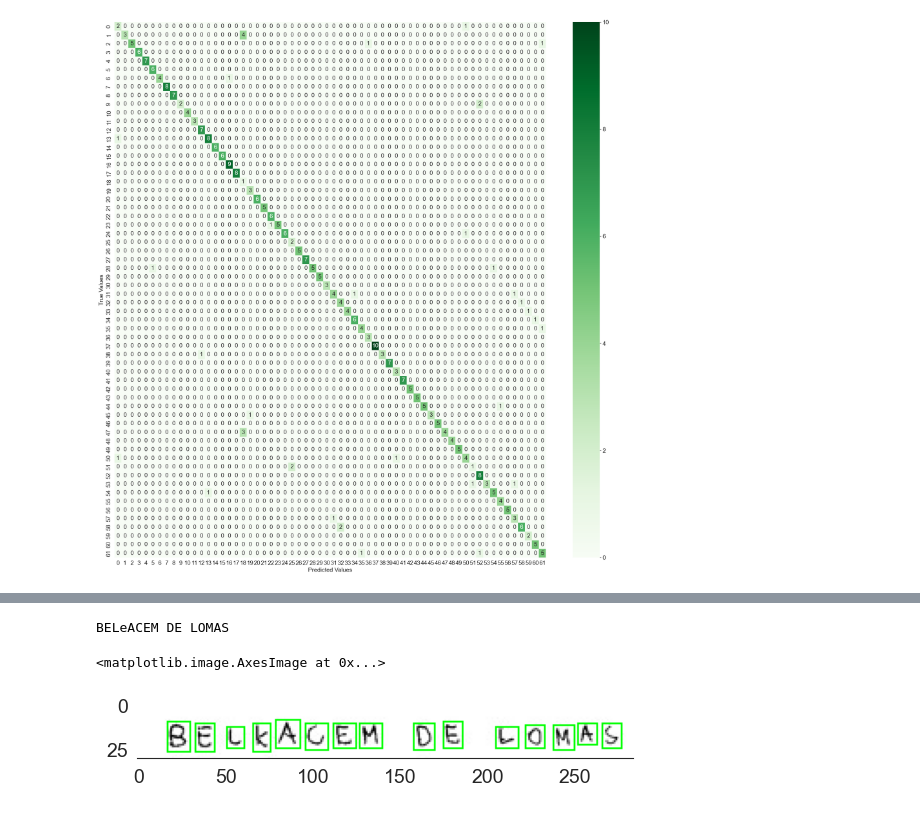
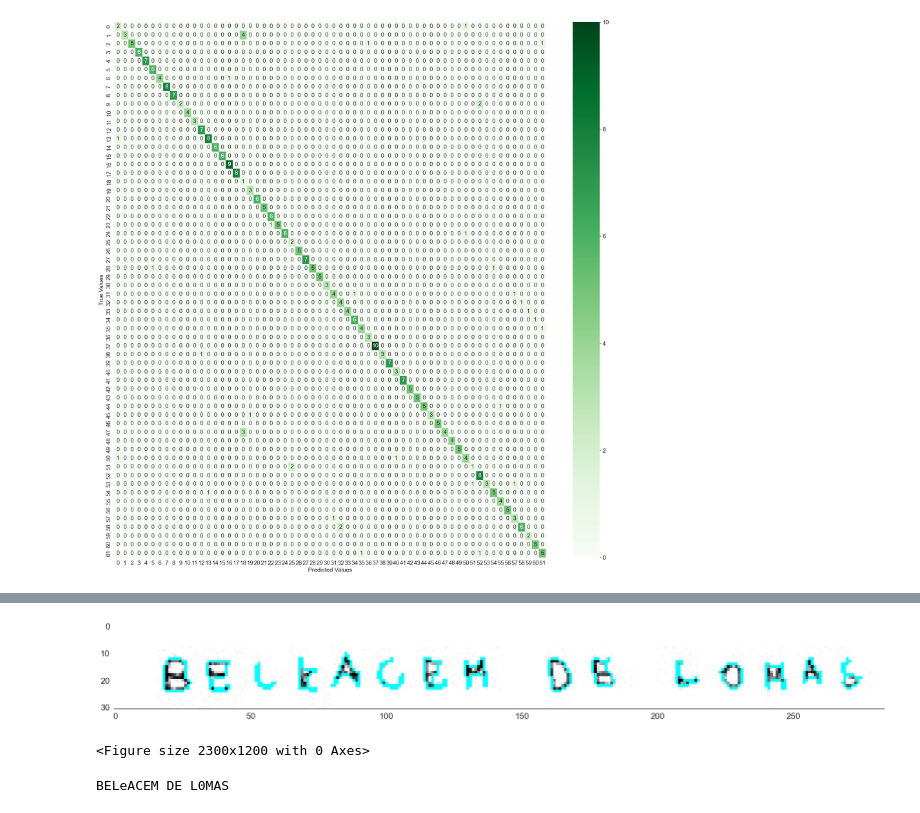
Before and after one commit to bahaungor/ocr_tf, a Jupyter notebook: Custom OCR w TF.ipynb, the cells around one changed output, grey strips where cells are left out. Cells and saved outputs as stored; diff of their text form; code cells hidden in the pictures.

```diff
--- a/Custom OCR w TF.ipynb
+++ b/Custom OCR w TF.ipynb
@@ -825,7 +822,7 @@ Epoch 00050: val_loss did not improve from 0.50690
 # %% [markdown]
 # **18. Restore Best Model Weights**
 # %%
-model.load_weights('./training_checkpoints/model.h5')
+model.load_weights('./training_checkpoints/32px grayscale model.h5')
 # %% [markdown]
 # **19. Evaluate Model's Performance**
 # %%
@@ -852,7 +849,7 @@ plt.show()
 # %% [output]
 [figure]
 # %%
-y_pred = model.predict(np.expand_dims(x_test, axis=-1), batch_size=batch_size)
+y_pred = model.predict(x_test, batch_size=batch_size)
 # %%
 y_pred_decoded = (y_pred.argmax(axis=1))
 # %%
@@ -975,9 +992,14 @@ def get_word(letter):
 # %%
-letter,image = get_letters("./english-handwritten-texts-dataset/TEST_41328.jpg")
+letter,image = get_letters("./english-handwritten-texts-dataset/TEST_41328.jpg",
+                           show='all',
+                           min_area=1,
+                           max_area=900,
+                           blur_size=None,
+                           t1=225, t2=5)
 word = get_word(letter)
 print(word)
-plt.imshow(image)
+#plt.imshow(image)
 # %% [output]
+[figure, new version]
-BELeACEM DE LOMAS
+<Figure size 2300x1200 with 0 Axes>
-<matplotlib.image.AxesImage at 0x...>
+BELeACEM DE L0MAS
-[figure, old version]
```
Also changed, not shown: parts of 12 cells of this notebook.
